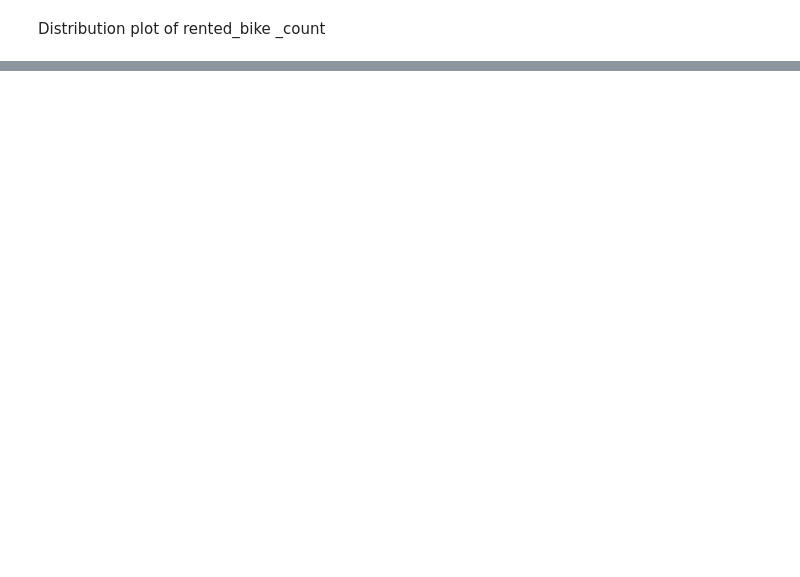
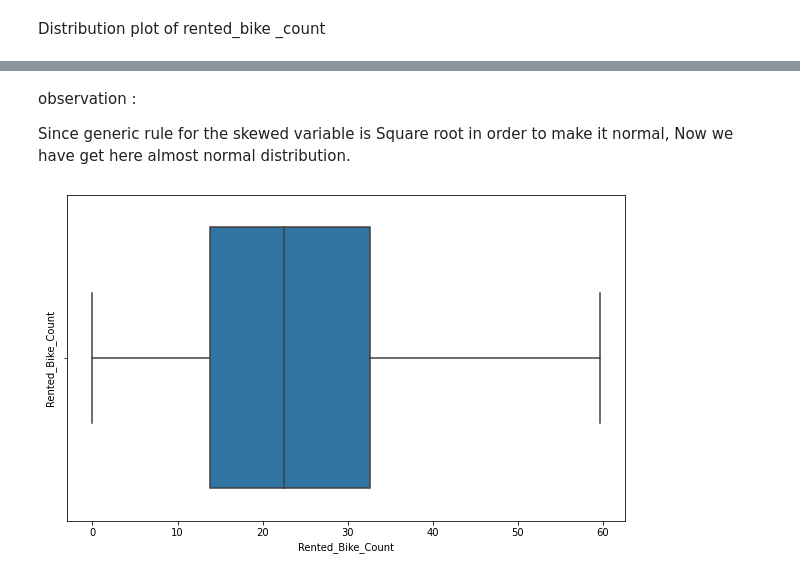
Before and after one commit to shahfaissalDharwad/Seoul-Bike-Sharing-Demand-Prediction-linear-regression-, a Jupyter notebook: Bike_Sharing_Demand_Prediction_Capstone_Project2.ipynb, the cells around one changed output, grey strips where cells are left out. Cells and saved outputs as stored; diff of their text form; code cells hidden in the pictures; blank space fills up the shorter version.

```diff
--- a/Bike_Sharing_Demand_Prediction_Capstone_Project2.ipynb
+++ b/Bike_Sharing_Demand_Prediction_Capstone_Project2.ipynb
@@ -544,0 +582,12 @@ Distribution plot of rented_bike _count
+# %% [markdown]
+observation :
+
+Since generic rule for the skewed variable is Square root in order to make it normal, Now we have get here almost normal distribution.
+# %%
+plt.figure(figsize=(10,6))
+
+plt.ylabel('Rented_Bike_Count')
+sns.boxplot(x=np.sqrt(dataset['Rented_Bike_Count']))
+plt.show()
+# %% [output]
+[figure, added]
```
Also changed, not shown: parts of 13 cells of this notebook.
